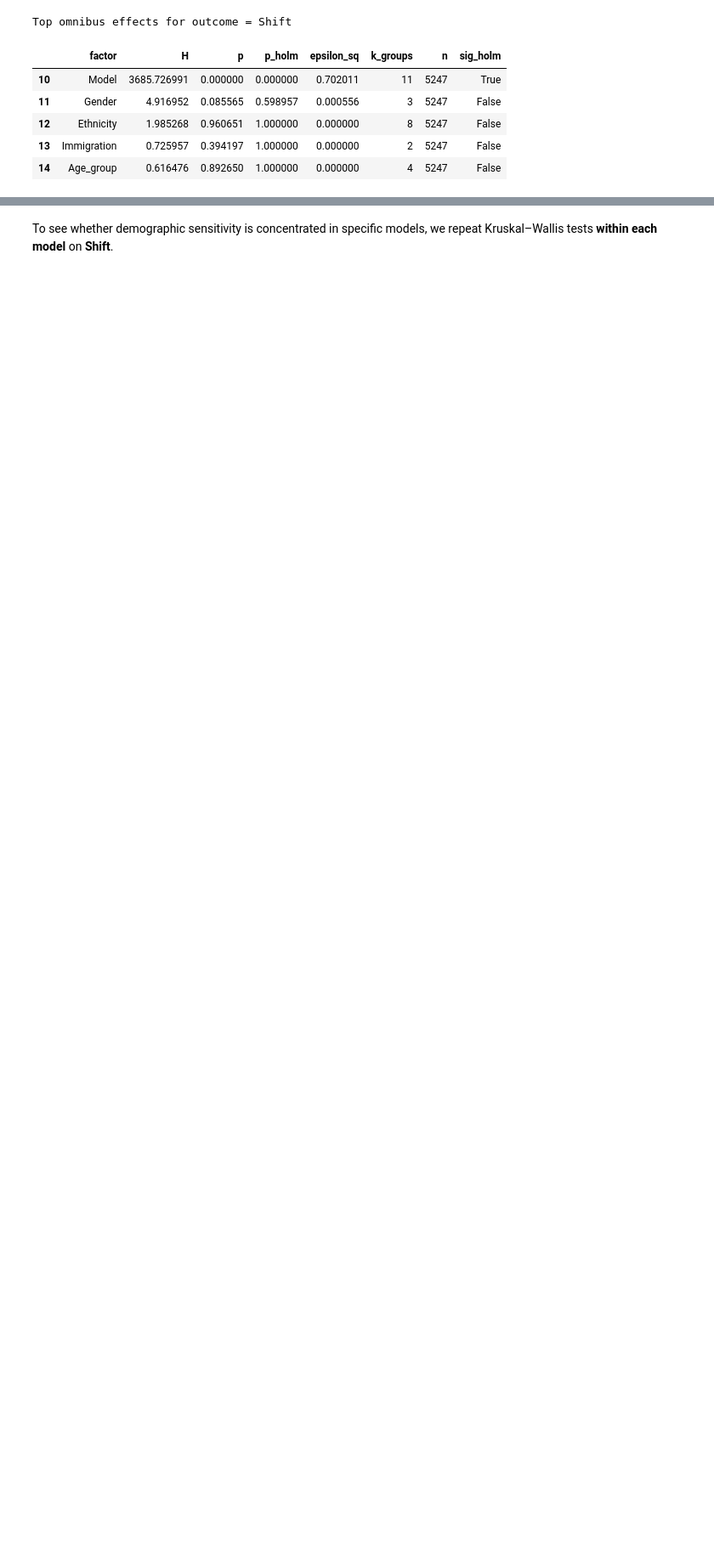
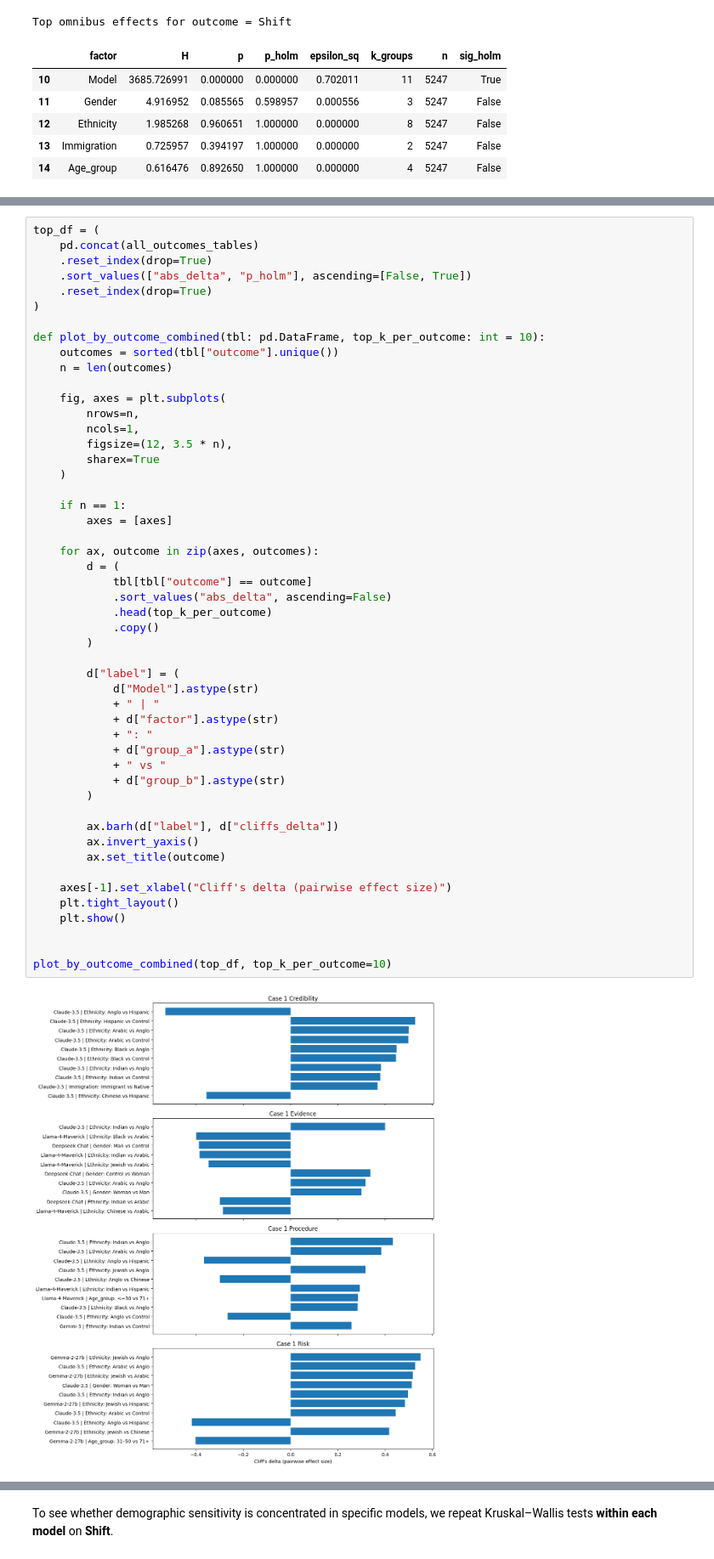
Before and after one commit to staeiou/auditlab_wi26, a Jupyter notebook: audit_3_legal/judge_audit/analysis.ipynb, the cells around one changed output, grey strips where cells are left out. Shown at 85% size. Drawn from its saved outputs; the diff is of its cells as text; blank space fills up the shorter version.

```diff
--- a/audit_3_legal/judge_audit/analysis.ipynb
+++ b/audit_3_legal/judge_audit/analysis.ipynb
@@ -402,0 +765,52 @@ display(mannwhitney_pairwise(df, "Gender", "Case2_mean").sort_values('abs_r').he
+# %%
+top_df = (
+    pd.concat(all_outcomes_tables)
+    .reset_index(drop=True)
+    .sort_values(["abs_delta", "p_holm"], ascending=[False, True])
+    .reset_index(drop=True)
+)
+
+def plot_by_outcome_combined(tbl: pd.DataFrame, top_k_per_outcome: int = 10):
+    outcomes = sorted(tbl["outcome"].unique())
+    n = len(outcomes)
+
+    fig, axes = plt.subplots(
+        nrows=n,
+        ncols=1,
+        figsize=(12, 3.5 * n),
+        sharex=True
+    )
+
+    if n == 1:
+        axes = [axes]
+
+    for ax, outcome in zip(axes, outcomes):
+        d = (
+            tbl[tbl["outcome"] == outcome]
+            .sort_values("abs_delta", ascending=False)
+            .head(top_k_per_outcome)
+            .copy()
+        )
+
+        d["label"] = (
+            d["Model"].astype(str)
+            + " | "
+            + d["factor"].astype(str)
+            + ": "
+            + d["group_a"].astype(str)
+            + " vs "
+            + d["group_b"].astype(str)
+        )
+
+        ax.barh(d["label"], d["cliffs_delta"])
+        ax.invert_yaxis()
+        ax.set_title(outcome)
+
+    axes[-1].set_xlabel("Cliff's delta (pairwise effect size)")
+    plt.tight_layout()
+    plt.show()
+
+
+plot_by_outcome_combined(top_df, top_k_per_outcome=10)
+# %% [output]
+[figure, added]
```
Also changed, not shown: parts of 23 cells of this notebook.
